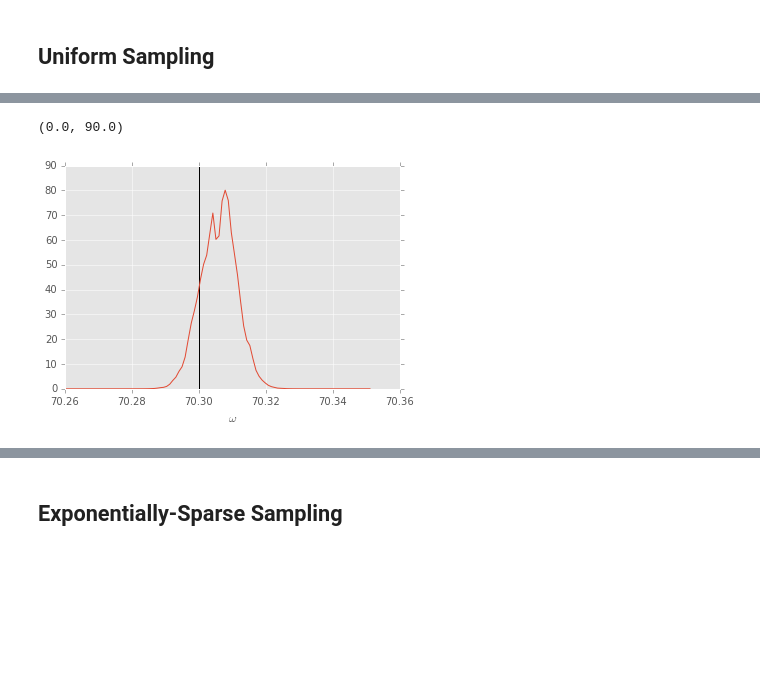
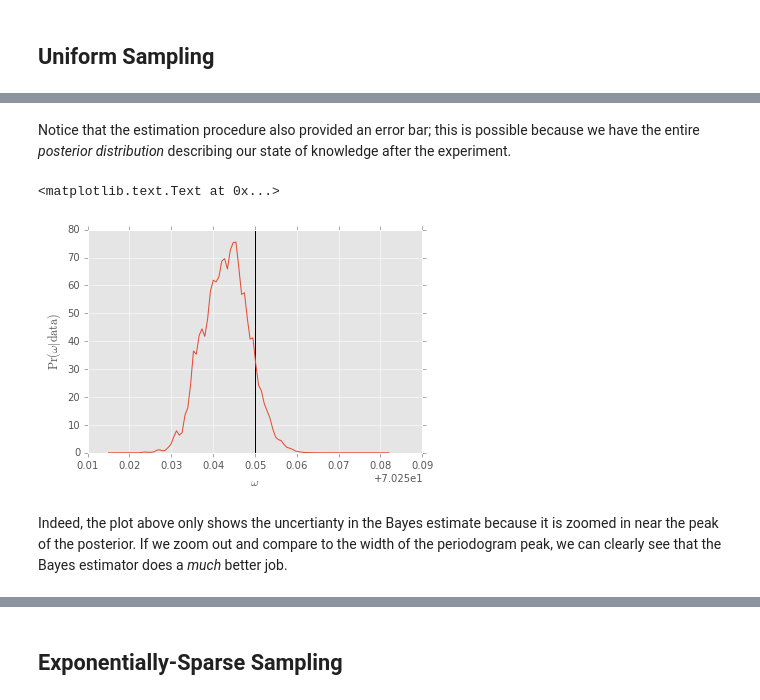
Before and after one commit to QInfer/python-qinfer, a Jupyter notebook: examples/simple_precession_estimation.ipynb, the cells around one changed output, grey strips where cells are left out. Saved outputs shown, nothing was run; the diff lists cells and outputs as text; code cells hidden in the pictures; blank space fills up the shorter version.

```diff
--- a/examples/simple_precession_estimation.ipynb
+++ b/examples/simple_precession_estimation.ipynb
@@ -8,8 +21,6 @@ import numpy as np
 # %%
-import matplotlib.pyplot as plt
-try:
-    plt.style.use('ggplot')
-except:
-    pass
+%matplotlib inline
+try: plt.style.use('ggplot')
+except: pass
 # %% [markdown]
 ## Uniform Sampling ##
@@ -18,6 +35,6 @@ Let's start by making some fake data from a precession experiment (e.g.: Rabi, R
 # %%
 true_omega = 70.3
-omega_min, omega_max = [10.3, 99.1]
+omega_min, omega_max = [0, 99.1]
 n_shots = 400
 
 ts = np.pi * (1 + np.arange(100)) / (2 * omega_max)
@@ -45,8 +95,13 @@ print("{:0.3}s elapsed. Error: {:0.2e}".format(timing.delta_t, abs(mean - true_o
+# %% [markdown]
+Notice that the estimation procedure also provided an error bar; this is possible because we have the entire *posterior distribution* describing our state of knowledge after the experiment.
 # %%
 extra['updater'].plot_posterior_marginal()
 ylim = plt.ylim()
 plt.vlines(true_omega, *ylim)
 plt.ylim(*ylim)
+plt.ylabel(r'$\Pr(\omega | \mathrm{data})$')
 # %% [output]
-(0.0, 90.0)
+<matplotlib.text.Text at 0x...>
-[figure, old version]
+[figure, new version]
+# %% [markdown]
+Indeed, the plot above only shows the uncertianty in the Bayes estimate because it is zoomed in near the peak of the posterior. If we zoom out and compare to the width of the periodogram peak, we can clearly see that the Bayes estimator does a *much* better job.
```
Also changed, not shown: parts of 45 cells of this notebook.
